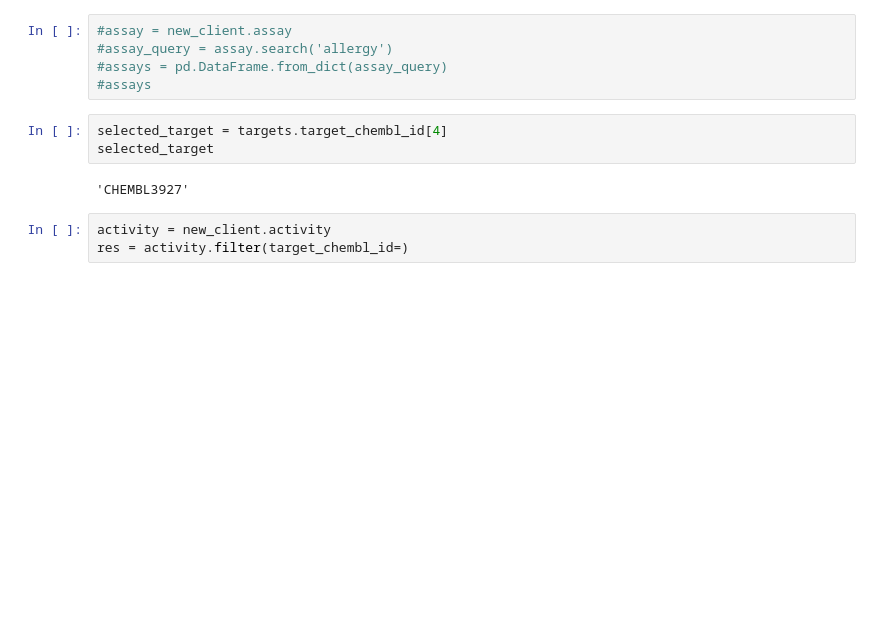
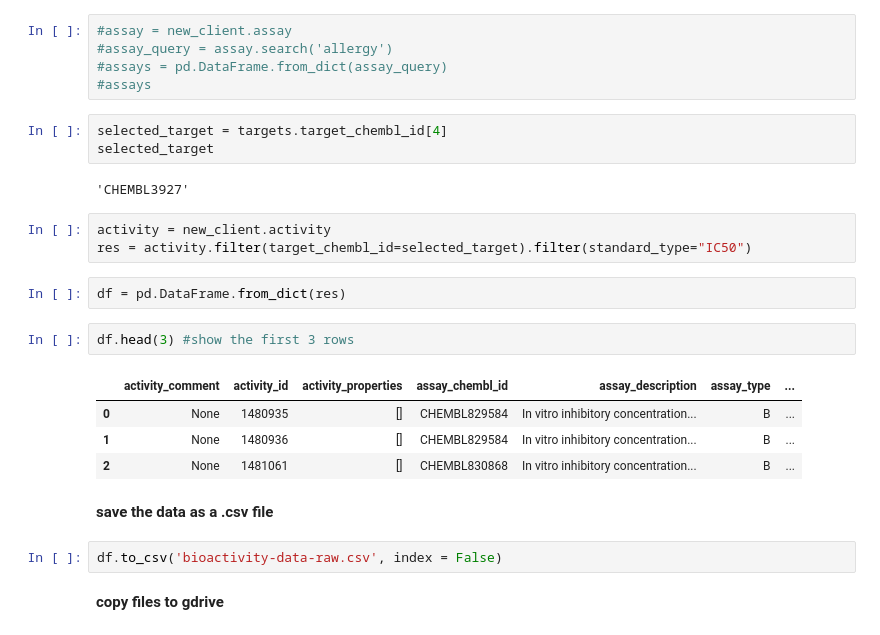
Before and after one commit to thntran/learn, a Jupyter notebook: chembl_data_collection_01.ipynb, the cells around one changed output. Drawn from its saved outputs; the diff is of its cells as text; blank space fills up the shorter version.

```diff
--- a/chembl_data_collection_01.ipynb
+++ b/chembl_data_collection_01.ipynb
@@ -55,4 +55,19 @@ selected_target
 'CHEMBL3927'
 # %%
 activity = new_client.activity
-res = activity.filter(target_chembl_id=)
+res = activity.filter(target_chembl_id=selected_target).filter(standard_type="IC50")
+# %%
+df = pd.DataFrame.from_dict(res)
+# %%
+df.head(3) #show the first 3 rows
+# %% [output]
+|  | activity_comment | activity_id | activity_properties | assay_chembl_id | assay_description | assay_type | ... |
+| 0 | None | 1480935 | [] | CHEMBL829584 | In vitro inhibitory concentration... | B | ... |
+| 1 | None | 1480936 | [] | CHEMBL829584 | In vitro inhibitory concentration... | B | ... |
+| 2 | None | 1481061 | [] | CHEMBL830868 | In vitro inhibitory concentration... | B | ... |
+# %% [markdown]
+**save the data as a .csv file**
+# %%
+df.to_csv('bioactivity-data-raw.csv', index = False)
+# %% [markdown]
+**copy files to gdrive**
```
Also changed, not shown: parts of 13 cells of this notebook.
